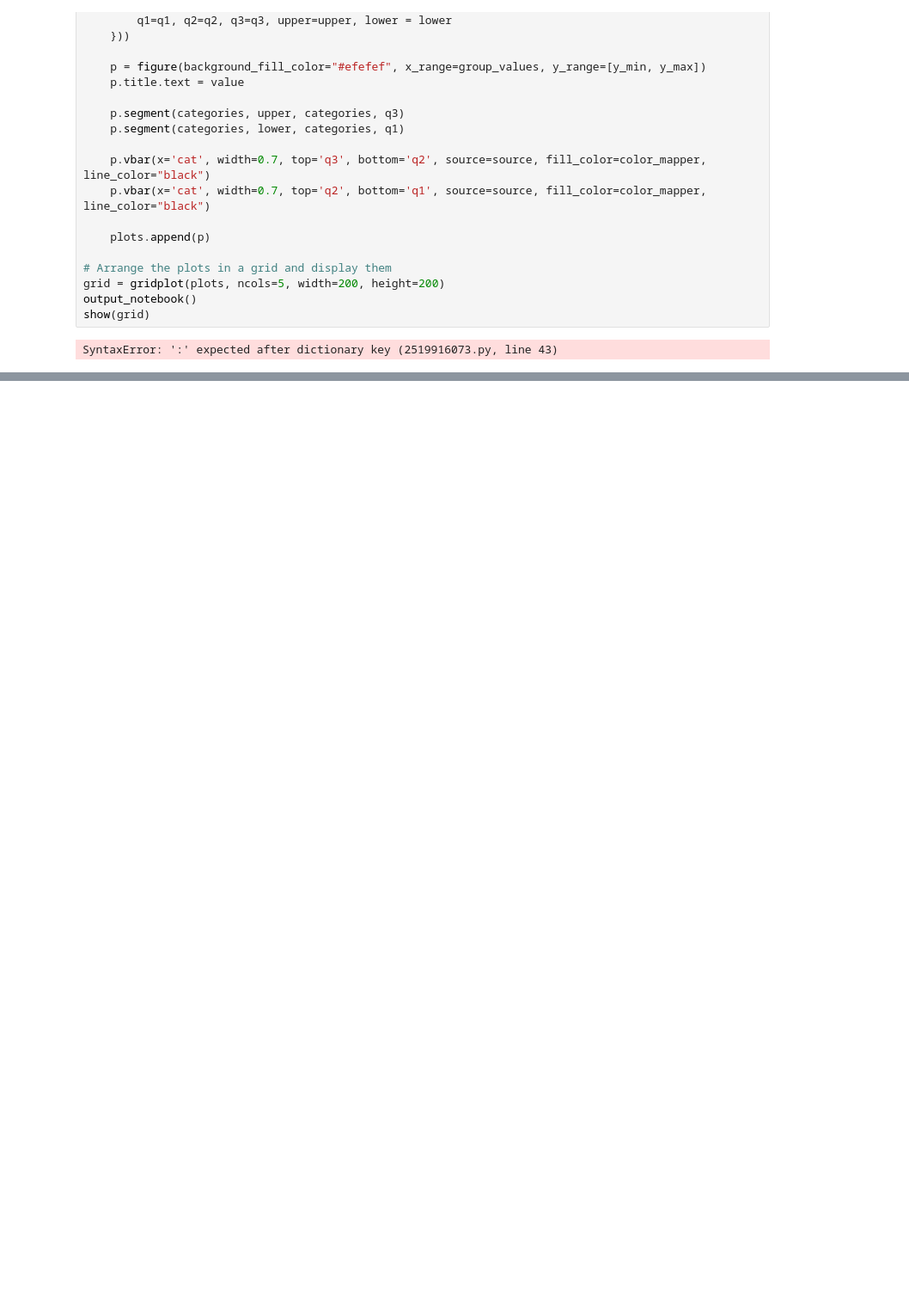
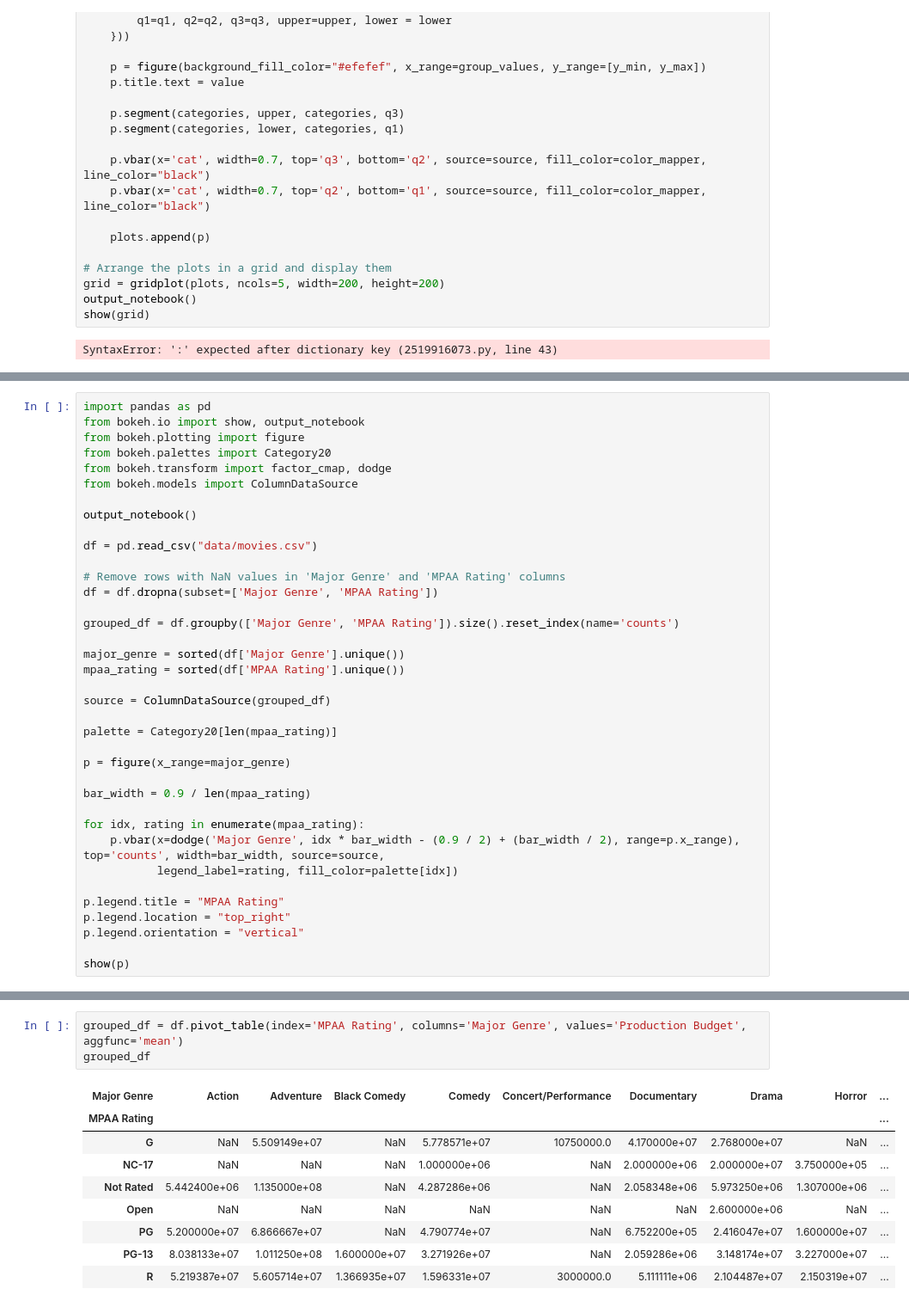
Before and after one commit to notascope/notascope, a Jupyter notebook: notebooks/bokeh.ipynb, the cells around one changed output, grey strips where cells are left out. Shown at 86% size. Cells and saved outputs as stored; diff of their text form; blank space fills up the shorter version.

```diff
--- a/notebooks/bokeh.ipynb
+++ b/notebooks/bokeh.ipynb
@@ -256,0 +330,37 @@ show(p)
+# %%
+import pandas as pd
+from bokeh.io import show, output_notebook
+from bokeh.plotting import figure
+from bokeh.palettes import Category20
+from bokeh.transform import factor_cmap, dodge
+from bokeh.models import ColumnDataSource
+
+output_notebook()
+
+df = pd.read_csv("data/movies.csv")
+
+# Remove rows with NaN values in 'Major Genre' and 'MPAA Rating' columns
+df = df.dropna(subset=['Major Genre', 'MPAA Rating'])
+
+grouped_df = df.groupby(['Major Genre', 'MPAA Rating']).size().reset_index(name='counts')
+
+major_genre = sorted(df['Major Genre'].unique())
+mpaa_rating = sorted(df['MPAA Rating'].unique())
+
+source = ColumnDataSource(grouped_df)
+
+palette = Category20[len(mpaa_rating)]
+
+p = figure(x_range=major_genre)
+
+bar_width = 0.9 / len(mpaa_rating)
+
+for idx, rating in enumerate(mpaa_rating):
+    p.vbar(x=dodge('Major Genre', idx * bar_width - (0.9 / 2) + (bar_width / 2), range=p.x_range), top='counts', width=bar_width, source=source,
+           legend_label=rating, fill_color=palette[idx])
+
+p.legend.title = "MPAA Rating"
+p.legend.location = "top_right"
+p.legend.orientation = "vertical"
+
+show(p)
@@ -256,0 +372,13 @@ show(p)
+# %%
+grouped_df = df.pivot_table(index='MPAA Rating', columns='Major Genre', values='Production Budget', aggfunc='mean')
+grouped_df
+# %% [output]
+| Major Genre | Action | Adventure | Black Comedy | Comedy | Concert/Performance | Documentary | Drama | Horror | ... |
+| MPAA Rating |  |  |  |  |  |  |  |  | ... |
+| G | NaN | 5.509149e+07 | NaN | 5.778571e+07 | 10750000.0 | 4.170000e+07 | 2.768000e+07 | NaN | ... |
+| NC-17 | NaN | NaN | NaN | 1.000000e+06 | NaN | 2.000000e+06 | 2.000000e+07 | 3.750000e+05 | ... |
+| Not Rated | 5.442400e+06 | 1.135000e+08 | NaN | 4.287286e+06 | NaN | 2.058348e+06 | 5.973250e+06 | 1.307000e+06 | ... |
+| Open | NaN | NaN | NaN | NaN | NaN | NaN | 2.600000e+06 | NaN | ... |
+| PG | 5.200000e+07 | 6.866667e+07 | NaN | 4.790774e+07 | NaN | 6.752200e+05 | 2.416047e+07 | 1.600000e+07 | ... |
+| PG-13 | 8.038133e+07 | 1.011250e+08 | 1.600000e+07 | 3.271926e+07 | NaN | 2.059286e+06 | 3.148174e+07 | 3.227000e+07 | ... |
+| R | 5.219387e+07 | 5.605714e+07 | 1.366935e+07 | 1.596331e+07 | 3000000.0 | 5.111111e+06 | 2.104487e+07 | 2.150319e+07 | ... |
```
Also changed, not shown: parts of 6 cells of this notebook.
